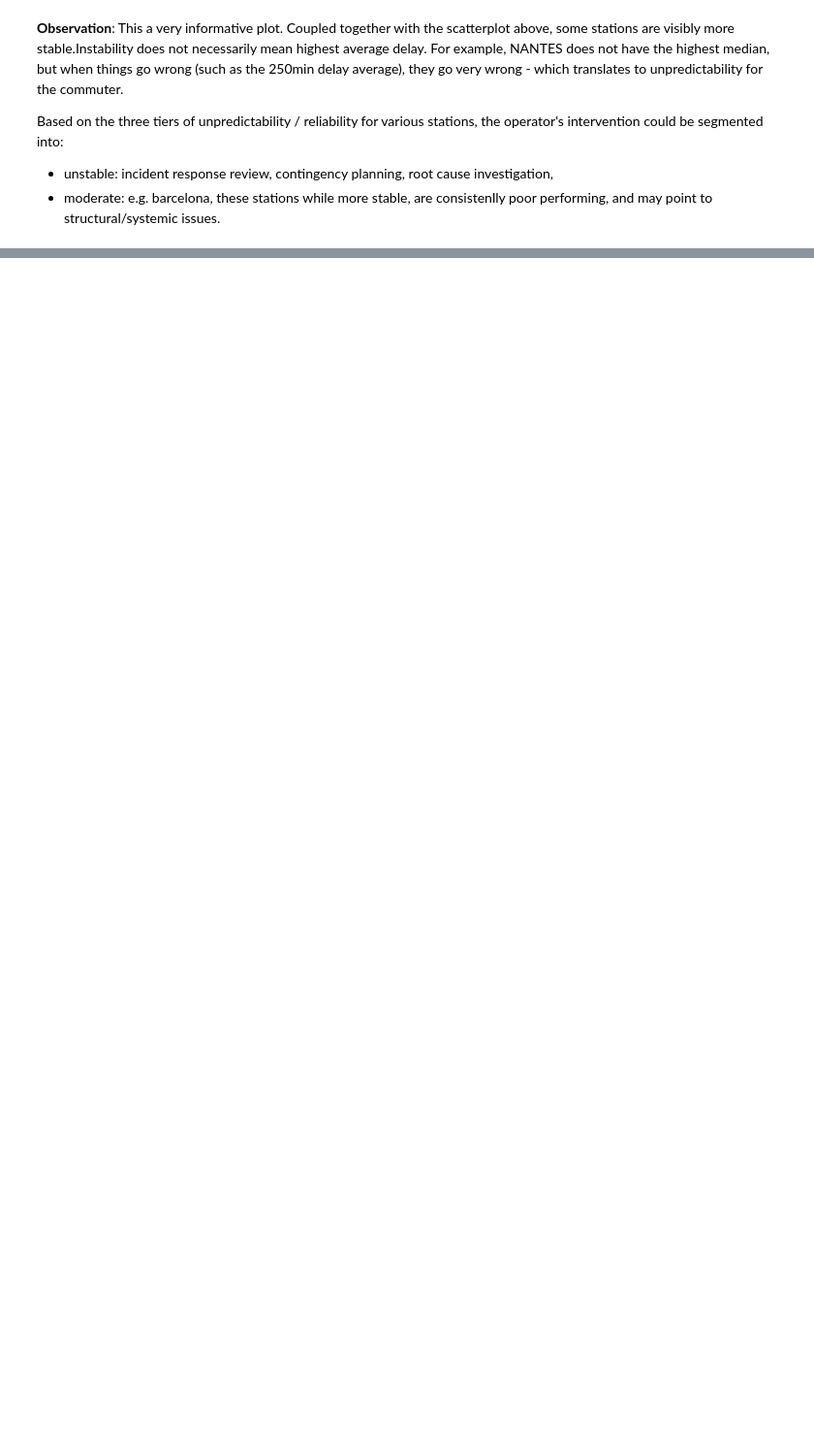
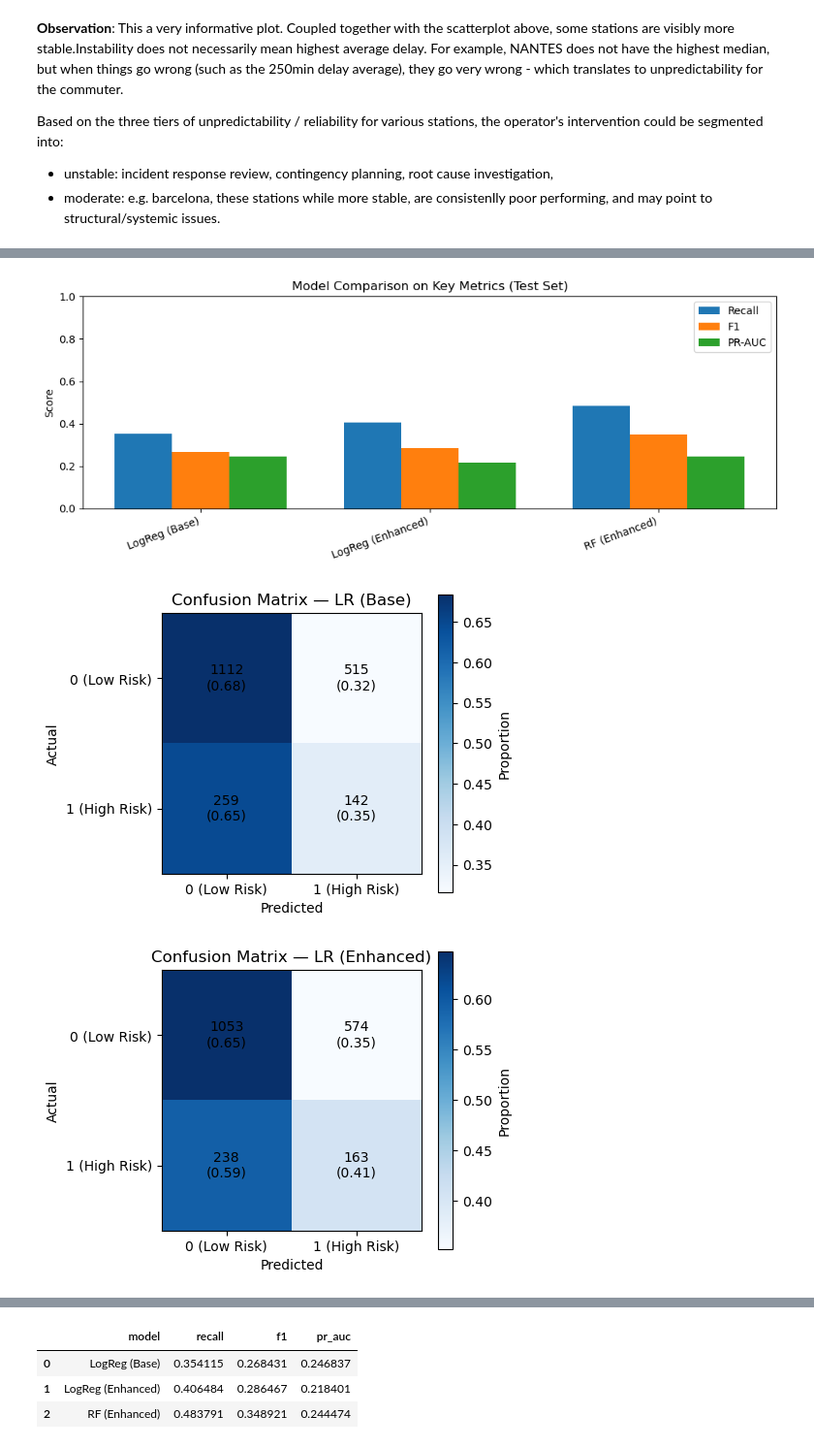
Before and after one commit to fangwan90/HaaS_Git, a Jupyter notebook: Capstone/Capstone.ipynb, the cells around one changed output, grey strips where cells are left out. Shown at 97% size. Drawn from its saved outputs; the diff is of its cells as text; code cells hidden in the pictures; blank space fills up the shorter version.

```diff
--- a/Capstone/Capstone.ipynb
+++ b/Capstone/Capstone.ipynb
@@ -644,6 +650,0 @@ df = df.drop(columns=['Segment'])
-# %%
-# encode most common routes
-top = df['liaison'].value_counts().head(20).index
-df['liaison_reduced'] = df['liaison'].where(df['liaison'].isin(top), 'other')
-df = pd.get_dummies(df, columns=['liaison_reduced'], drop_first=True)
-df.drop(columns=['liaison'], inplace=True)
@@ -732,8 +861,9 @@ y = df['high_risk']
 train = df[df['year'] <= 2018].copy()
 test  = df[df['year'] > 2018].copy()
 
-X_train = train[safe_features]
-y_train = train['high_risk']
-
-X_test = test[safe_features]
-y_test = test['high_risk']
+X_train_base = train[base_features]
+X_train_hist = train[hist_features]
+y_train = train['high_risk_pred']
+X_test_base = test[base_features]
+X_test_hist  = test[hist_features]
+y_test  = test['high_risk_pred']
@@ -751,4 +951,4 @@ baseline_acc
 # %%
-# fit the model
-lr = LogisticRegression(max_iter=1000, class_weight='balanced')
-lr.fit(X_train, y_train)
+# we use time series split instead of k-fold as our data is temporal
+# using k-fold would break the time order and cause data leakge
+tscv = TimeSeriesSplit(n_splits=5)
@@ -810,0 +1288,11 @@ dtype: float64
+# %%
+# ============================================================
+# Run plots
+# ============================================================
+plot_metric_comparison(results)
+plot_all_confusion_matrices(conf_mats)
+display(results)
+# %% [output]
+[figure, added]
+[figure, added]
+[figure, added]
@@ -810,0 +1300,4 @@ dtype: float64
+|  | model | recall | f1 | pr_auc |
+| 0 | LogReg (Base) | 0.354115 | 0.268431 | 0.246837 |
+| 1 | LogReg (Enhanced) | 0.406484 | 0.286467 | 0.218401 |
+| 2 | RF (Enhanced) | 0.483791 | 0.348921 | 0.244474 |
```
Also changed, not shown: parts of 65 cells of this notebook.
